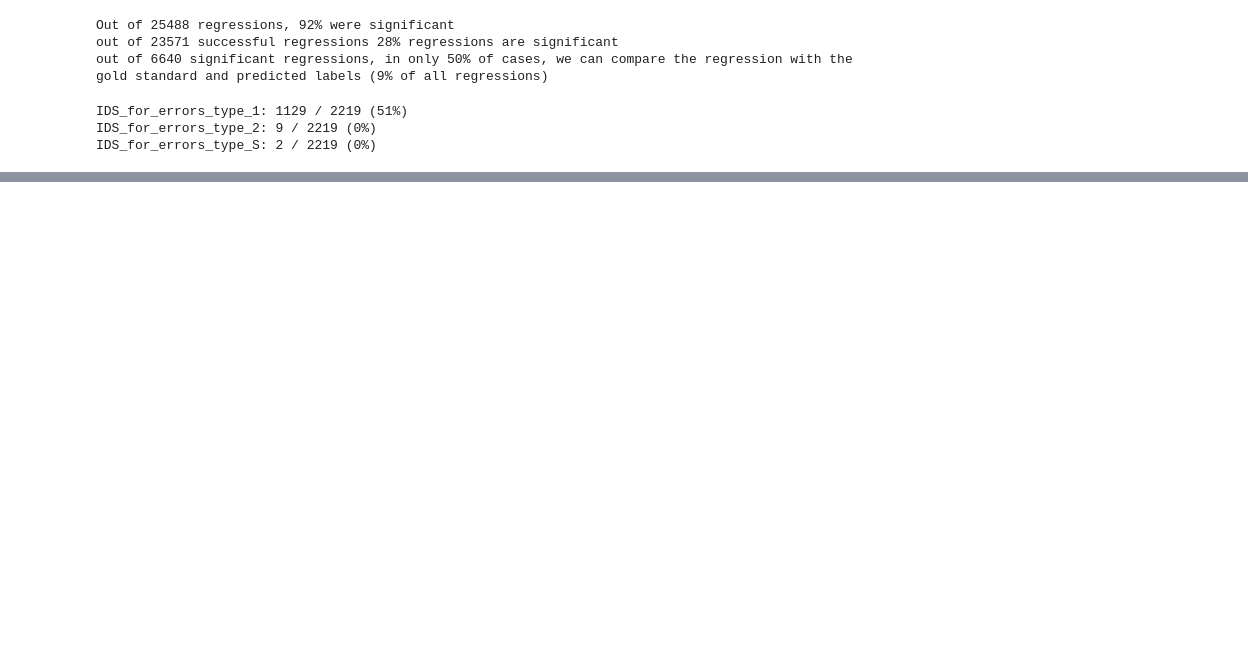
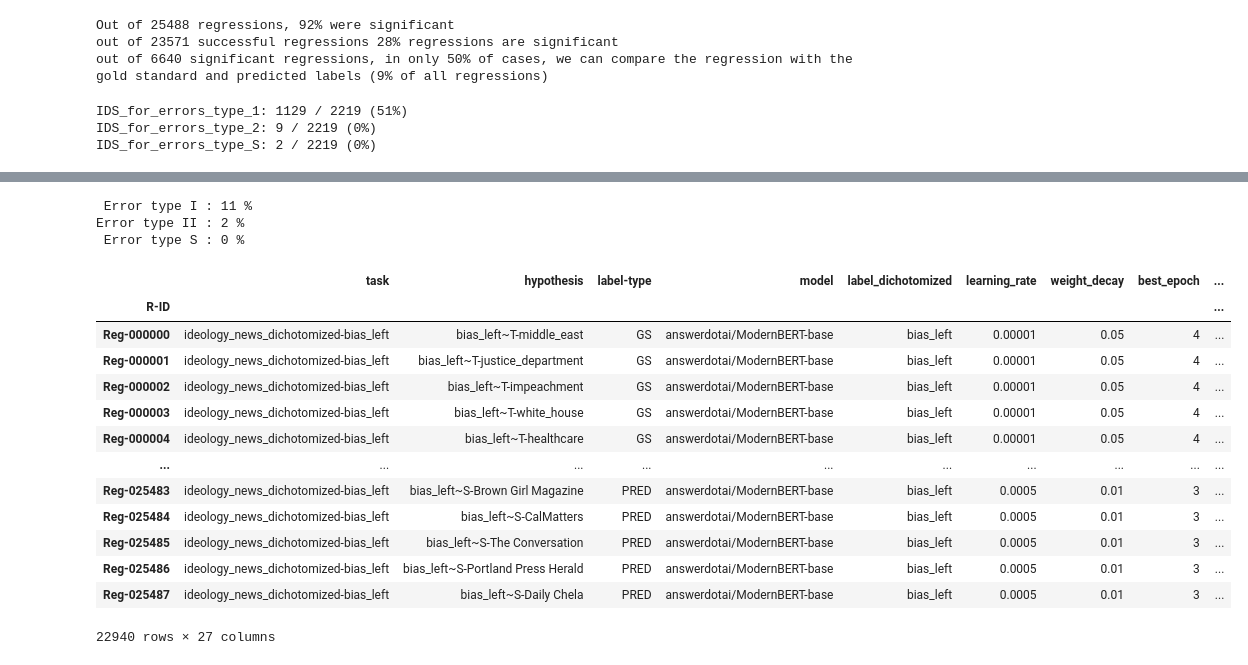
Before and after one commit to AXLMRIN/llm-hacking, a Jupyter notebook: analyse-results-ideology-news.ipynb, the cells around one changed output, grey strips where cells are left out. Saved outputs shown, nothing was run; the diff lists cells and outputs as text; code cells hidden in the pictures; blank space fills up the shorter version.

```diff
--- a/analyse-results-ideology-news.ipynb
+++ b/analyse-results-ideology-news.ipynb
@@ -139,0 +149,5 @@ px.imshow(df_correlation.corr(), color_continuous_scale='RdBu_r',color_continuou
+# %%
+with open("./results/ideology_news_dichotomized/ideology_news_dichotomized-regression-results.json") as file:
+    res = pd.DataFrame(json.load(file)).T
+
+res_success = res.loc['FAILED' != res['Coef']]
@@ -139,0 +170,28 @@ px.imshow(df_correlation.corr(), color_continuous_scale='RdBu_r',color_continuou
+# %%
+# Retrieve valid duo of regressions and create an index
+def return_valid_duo(x: pd.Series):
+    if len(x) == 2:
+        return list(x)
+    else:
+        return "INVALID"
+
+list_of_valid_duo = list(
+    res_success
+    .groupby(["task", "hypothesis", "model", "learning_rate", "weight_decay"])
+    ["R-ID"]
+    .agg(return_valid_duo)
+    .values
+)
+
+counter_duo_reg = 0
+duo_index = pd.Series(dtype=str)
+for duo in list_of_valid_duo:
+    if duo == "INVALID":
+        continue
+
+    duo_index[duo[0]] = f"RegDuo-{counter_duo_reg:06}"
+    duo_index[duo[1]] = f"RegDuo-{counter_duo_reg:06}"
+    counter_duo_reg += 1
+
+res_success = res_success.set_index("R-ID").join(pd.DataFrame({"RDuo-ID": duo_index}))
+res_success_only_duo = res_success.loc[res_success["RDuo-ID"].notna()]
@@ -139,0 +261,25 @@ px.imshow(df_correlation.corr(), color_continuous_scale='RdBu_r',color_continuou
+# %%
+print(f" Error type I : {error_tables['type-I'].mean() * 100:.0f} %")
+print(f"Error type II : {error_tables['type-II'].mean() * 100:.0f} %")
+print(f" Error type S : {error_tables['type-S'].mean() * 100:.0f} %")
+# %% [output]
+ Error type I : 11 %
+Error type II : 2 %
+ Error type S : 0 %
+# %%
+res_success_only_duo
+# %% [output]
+|  | task | hypothesis | label-type | model | label_dichotomized | learning_rate | weight_decay | best_epoch | ... |
+| R-ID |  |  |  |  |  |  |  |  | ... |
+| Reg-000000 | ideology_news_dichotomized-bias_left | bias_left~T-middle_east | GS | answerdotai/ModernBERT-base | bias_left | 0.00001 | 0.05 | 4 | ... |
+| Reg-000001 | ideology_news_dichotomized-bias_left | bias_left~T-justice_department | GS | answerdotai/ModernBERT-base | bias_left | 0.00001 | 0.05 | 4 | ... |
+| Reg-000002 | ideology_news_dichotomized-bias_left | bias_left~T-impeachment | GS | answerdotai/ModernBERT-base | bias_left | 0.00001 | 0.05 | 4 | ... |
+| Reg-000003 | ideology_news_dichotomized-bias_left | bias_left~T-white_house | GS | answerdotai/ModernBERT-base | bias_left | 0.00001 | 0.05 | 4 | ... |
+| Reg-000004 | ideology_news_dichotomized-bias_left | bias_left~T-healthcare | GS | answerdotai/ModernBERT-base | bias_left | 0.00001 | 0.05 | 4 | ... |
+| ... | ... | ... | ... | ... | ... | ... | ... | ... | ... |
+| Reg-025483 | ideology_news_dichotomized-bias_left | bias_left~S-Brown Girl Magazine | PRED | answerdotai/ModernBERT-base | bias_left | 0.0005 | 0.01 | 3 | ... |
+| Reg-025484 | ideology_news_dichotomized-bias_left | bias_left~S-CalMatters | PRED | answerdotai/ModernBERT-base | bias_left | 0.0005 | 0.01 | 3 | ... |
+| Reg-025485 | ideology_news_dichotomized-bias_left | bias_left~S-The Conversation | PRED | answerdotai/ModernBERT-base | bias_left | 0.0005 | 0.01 | 3 | ... |
+| Reg-025486 | ideology_news_dichotomized-bias_left | bias_left~S-Portland Press Herald | PRED | answerdotai/ModernBERT-base | bias_left | 0.0005 | 0.01 | 3 | ... |
+| Reg-025487 | ideology_news_dichotomized-bias_left | bias_left~S-Daily Chela | PRED | answerdotai/ModernBERT-base | bias_left | 0.0005 | 0.01 | 3 | ... |
+22940 rows × 27 columns
```
Also changed, not shown: parts of 7 cells of this notebook.
